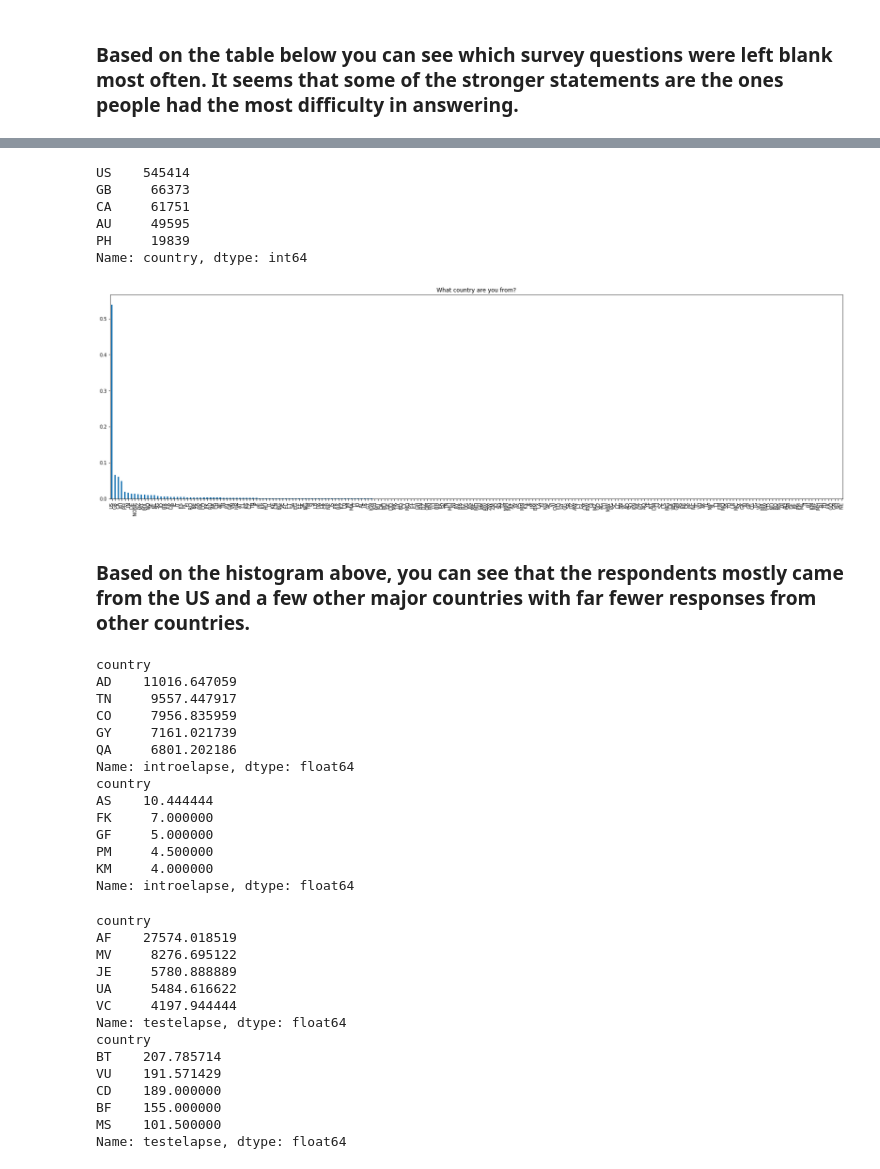
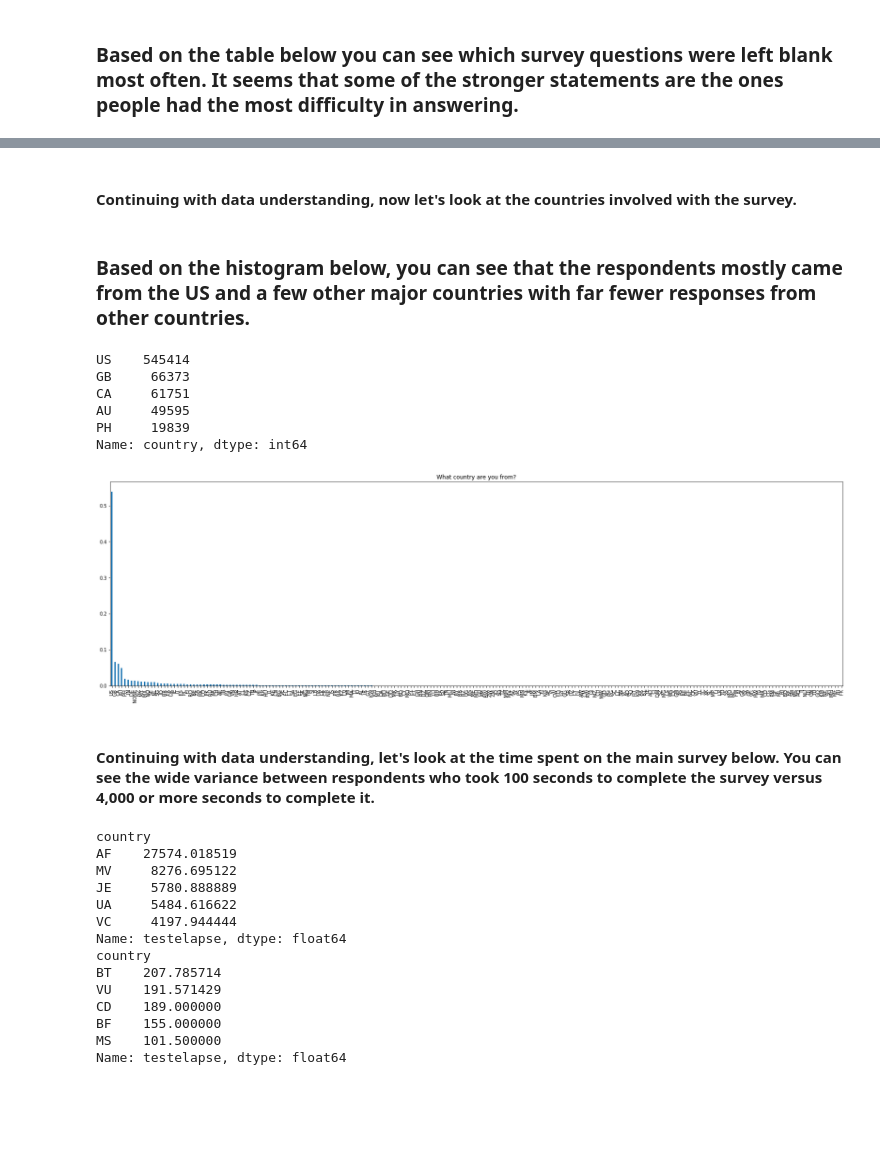
Before and after one commit to bobbymander/personality, a Jupyter notebook: personality_project.ipynb, the cells around one changed output, grey strips where cells are left out. Saved outputs shown, nothing was run; the diff lists cells and outputs as text; code cells hidden in the pictures; blank space fills up the shorter version.

```diff
--- a/personality_project.ipynb
+++ b/personality_project.ipynb
@@ -183,46 +250,28 @@ zeros.join(codes).sort_values(by='Missing Answers', ascending=False)
-# %%
-countries = pers['country'].value_counts()
-
-# The below should be a bar chart of the proportion of individuals in each professional category if your status_vals
-# is set up correctly.
-(countries/pers.shape[0]).plot(kind="bar", figsize=(28, 8));
-plt.title("What country are you from?");
-
-countries.head()
-# %% [output]
-US    545414
-GB     66373
-CA     61751
-AU     49595
-PH     19839
-Name: country, dtype: int64
-[figure, removed]
+# %% [markdown]
+#### Continuing with data understanding, now let's look at the countries involved with the survey.
 # %% [markdown]
-### Based on the histogram above, you can see that the respondents mostly came from the US and a few other major countries with far fewer responses from other countries.
+### Based on the histogram below, you can see that the respondents mostly came from the US and a few other major countries with far fewer responses from other countries.
+# %%
+# Let's show the countries involved in the survey
+countries = pers['country'].value_counts()
+
+show_histogram(countries/pers.shape[0], "What country are you from?")
+countries.head()
+# %% [output]
+US    545414
+GB     66373
+CA     61751
+AU     49595
+PH     19839
+Name: country, dtype: int64
+[figure, added]
+# %% [markdown]
+#### Continuing with data understanding, let's look at the time spent on the main survey below.  You can see the wide variance between respondents who took 100 seconds to complete the survey versus 4,000 or more seconds to complete it.
 # %%
 # Find the time spent on the survey for various countries
 intro = pers.groupby('country')['introelapse'].mean().sort_values(ascending=False)
 test = pers.groupby('country')['testelapse'].mean().sort_values(ascending=False)
 end = pers.groupby('country')['endelapse'].mean().sort_values(ascending=False)
-# %%
-# show the top and bottom countries in terms of time spent in the intro
-print(intro.head())
-print(intro.tail())
-# %% [output]
-country
-AD    11016.647059
-TN     9557.447917
-CO     7956.835959
-GY     7161.021739
-QA     6801.202186
-Name: introelapse, dtype: float64
-country
-AS    10.444444
-FK     7.000000
-GF     5.000000
-PM     4.500000
-KM     4.000000
-Name: introelapse, dtype: float64
 # %%
 # show the top and bottom countries in terms of time spent in the test
 print(test.head())
```
Also changed, not shown: parts of 69 cells of this notebook, 2 other files.
